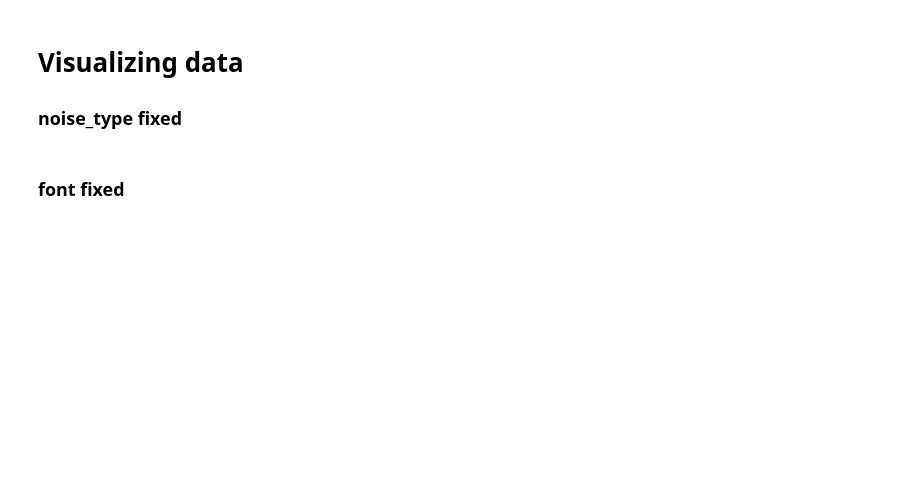
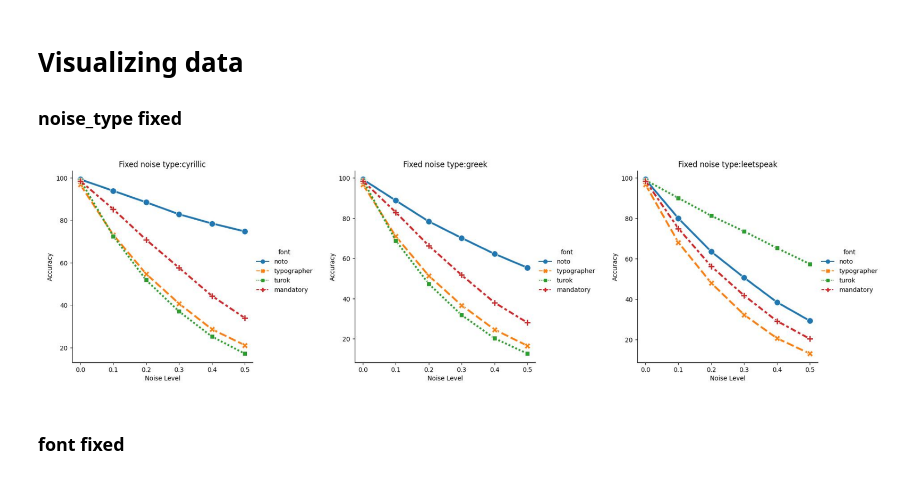
Before and after one commit to ANNAISDEVIL/cvdl_ss23, a Jupyter notebook: result&plot/plot.ipynb, the cells around one changed output. Saved outputs shown, nothing was run; the diff lists cells and outputs as text; code cells hidden in the pictures; blank space fills up the shorter version.

Commit message:
plot

```diff
--- a/result&plot/plot.ipynb
+++ b/result&plot/plot.ipynb
@@ -72,23 +130,24 @@ plot_noise_type_fixed(leetspeak)
 # %%
 # List of JPG files in the specified directory
 file_names = ["cyrillic.jpg", "greek.jpg", "leetspeak.jpg"]  # Replace with your actual file names
 
 # Create a figure with 1 row and 3 columns of subplots
 fig, axes = plt.subplots(1, 3, figsize=(18, 6))
 
 # Iterate over each file and create a subplot with the image
 for ax, file_name in zip(axes, file_names):
     # Load the image file
     img = Image.open(f"./plots/noise_type_fixed/{file_name}")
     ax.imshow(img)
-    ax.set_title(file_name[:-4])  # Set the title without the ".jpg" extension
     ax.axis('off')  # Turn off the axes
 
 # Adjust spacing between subplots
 plt.tight_layout()
 plt.savefig("./plots/noise_type_fixed/subgraphs")
 # Show the subplots
 plt.show()
+# %% [output]
+[figure, added]
 # %% [markdown]
 ### font fixed
 # %%
```
Also changed, not shown: parts of 6 cells of this notebook, 3 other files.
